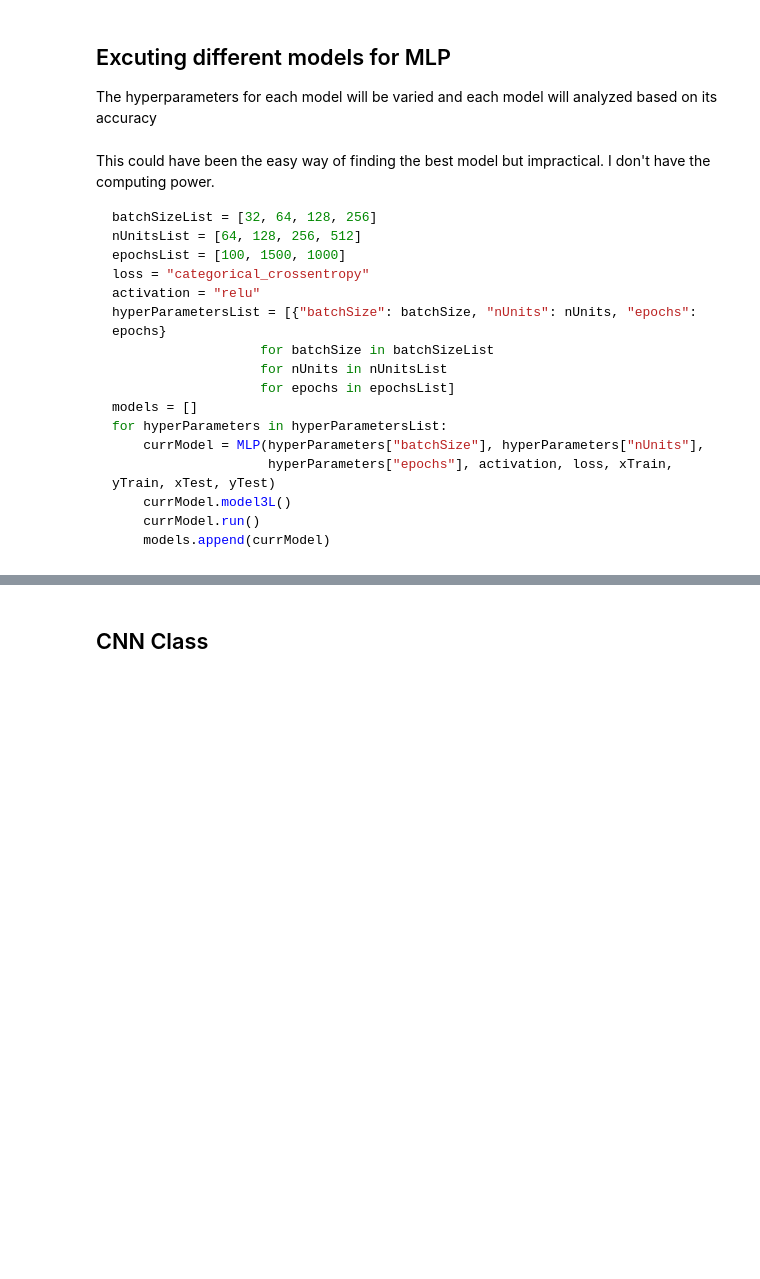
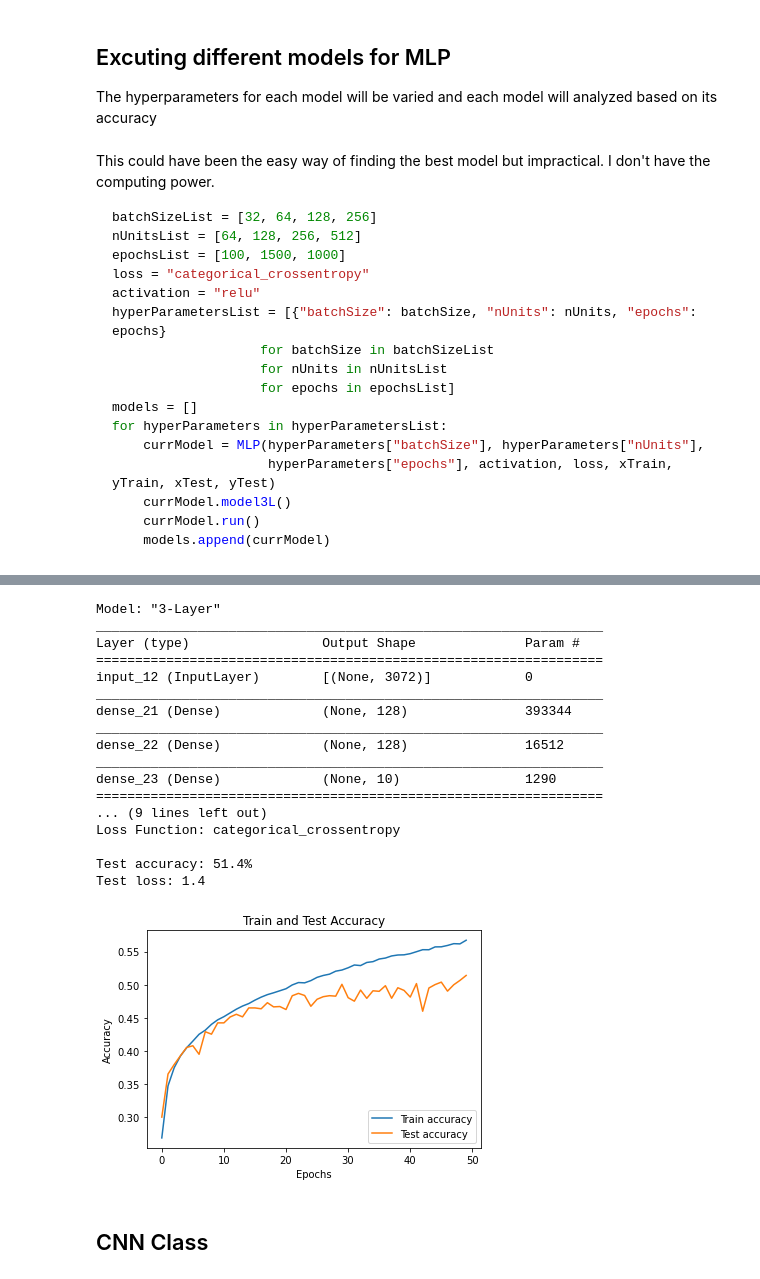
Before and after one commit to peeeyow/CIFAR10-MLP-CNN, a Jupyter notebook: CIFAR10 Classification using MLP and CNN.ipynb, the cells around one changed output, grey strips where cells are left out. Cells and saved outputs as stored; diff of their text form; code cells hidden in the pictures; blank space fills up the shorter version.

Commit message:
add new test for hyperparameters

```diff
--- a/CIFAR10 Classification using MLP and CNN.ipynb
+++ b/CIFAR10 Classification using MLP and CNN.ipynb
@@ -83,7 +83,7 @@ class MLP:
         self.__yTrain = ytrain
         self.__yTest = ytest
 
-    def model3L(self):
+    def modelL(self):
         inputs = Input(shape=(self.__inputSize,))
         x = Dense(self.__nUnits, activation = self.__activation)(inputs)
         x = Dense(self.__nUnits, activation = self.__activation)(x)
@@ -107,7 +107,7 @@ class MLP:
                                           validation_data=(self.__xTest, self.__yTest),
                                           epochs = self.__epochs,
                                           batch_size = self.__batchSize,
-                                          verbose = True)
+                                          verbose = False)
 
     def modelEvaluate(self):
         self.__lossValue, self.__acc = self.__model.evaluate(self.__xTest,
@@ -178,3 +328,35 @@ for hyperParameters in hyperParametersList:
+# %%
+batch_size = 128
+n_units = 128
+epochs = 50
+loss = 'categorical_crossentropy'
+activation = 'relu'
+
+model1 = MLP(batch_size, n_units,
+                    epochs, activation, loss, xTrain, yTrain, xTest, yTest)
+model1.modelL()
+model1.printModelSummary()
+model1.run()
+model1.plotAccuracy()
+# %% [output]
+Model: "3-Layer"
+_________________________________________________________________
+Layer (type)                 Output Shape              Param #
+=================================================================
+input_12 (InputLayer)        [(None, 3072)]            0
+_________________________________________________________________
+dense_21 (Dense)             (None, 128)               393344
+_________________________________________________________________
+dense_22 (Dense)             (None, 128)               16512
+_________________________________________________________________
+dense_23 (Dense)             (None, 10)                1290
+=================================================================
+... (9 lines left out)
+Loss Function: categorical_crossentropy
+
+Test accuracy: 51.4%
+Test loss: 1.4
+[figure, added]
 # %% [markdown]
 ## CNN Class
 # %%
```
Also changed, not shown: parts of 17 cells of this notebook.
